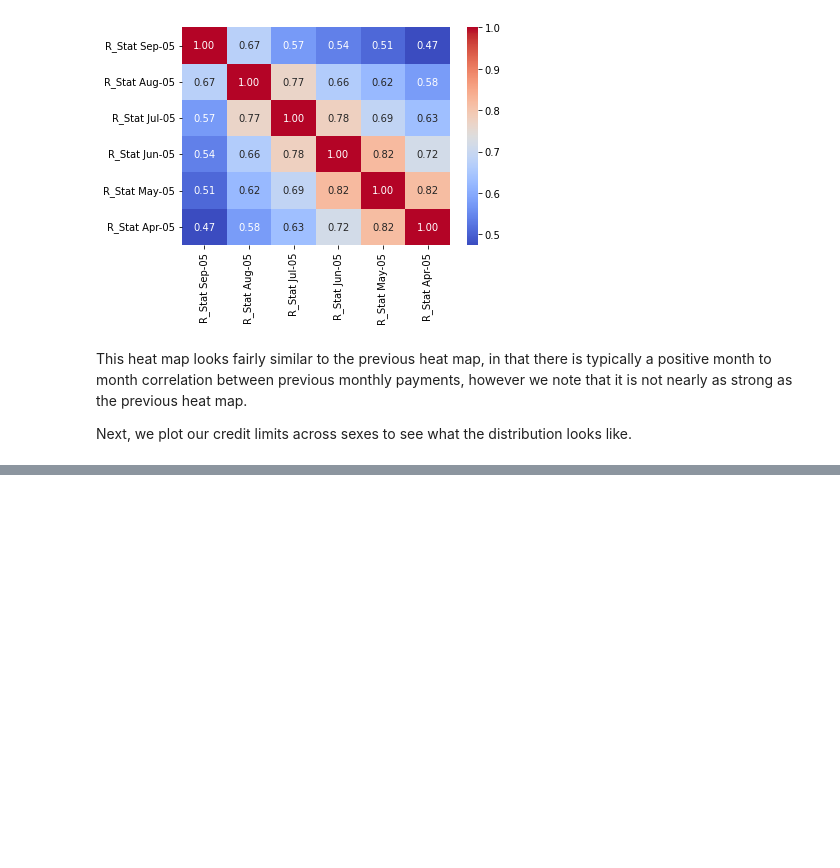
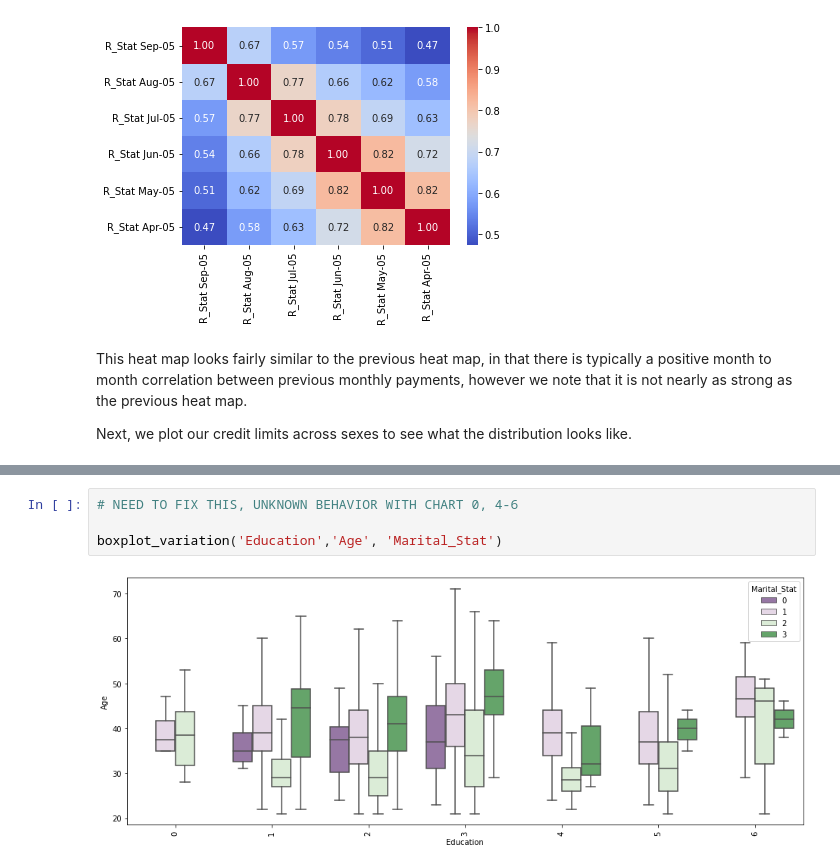
Before and after one commit to halle15/DATA-400_Final_Project, a Jupyter notebook: Final_Project.ipynb, the cells around one changed output, grey strips where cells are left out. Saved outputs shown, nothing was run; the diff lists cells and outputs as text; blank space fills up the shorter version.

```diff
--- a/Final_Project.ipynb
+++ b/Final_Project.ipynb
@@ -189,0 +227,6 @@ Next, we plot our credit limits across sexes to see what the distribution looks
+# %%
+# NEED TO FIX THIS, UNKNOWN BEHAVIOR WITH CHART 0, 4-6
+
+boxplot_variation('Education','Age', 'Marital_Stat')
+# %% [output]
+[figure, added]
```
Also changed, not shown: parts of 11 cells of this notebook.
